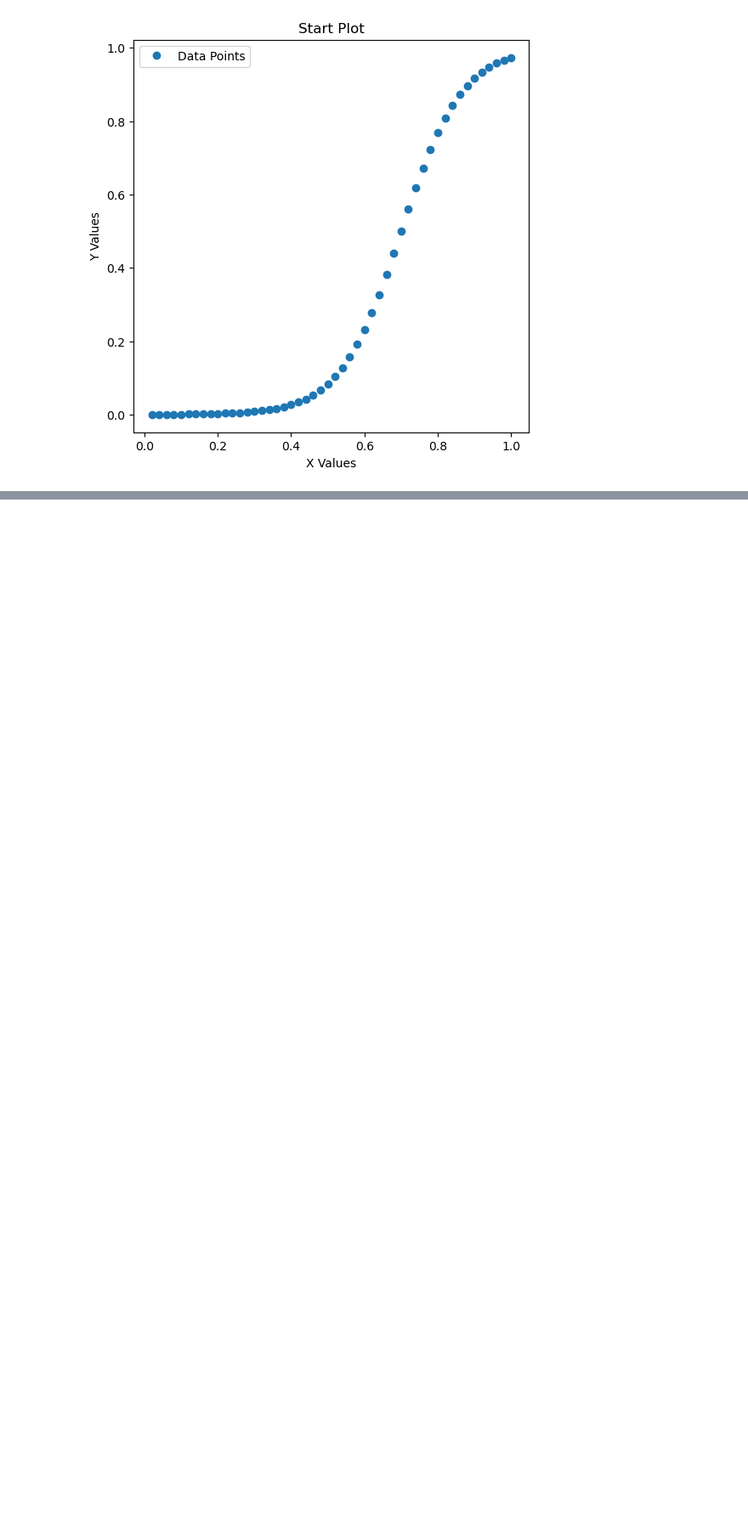
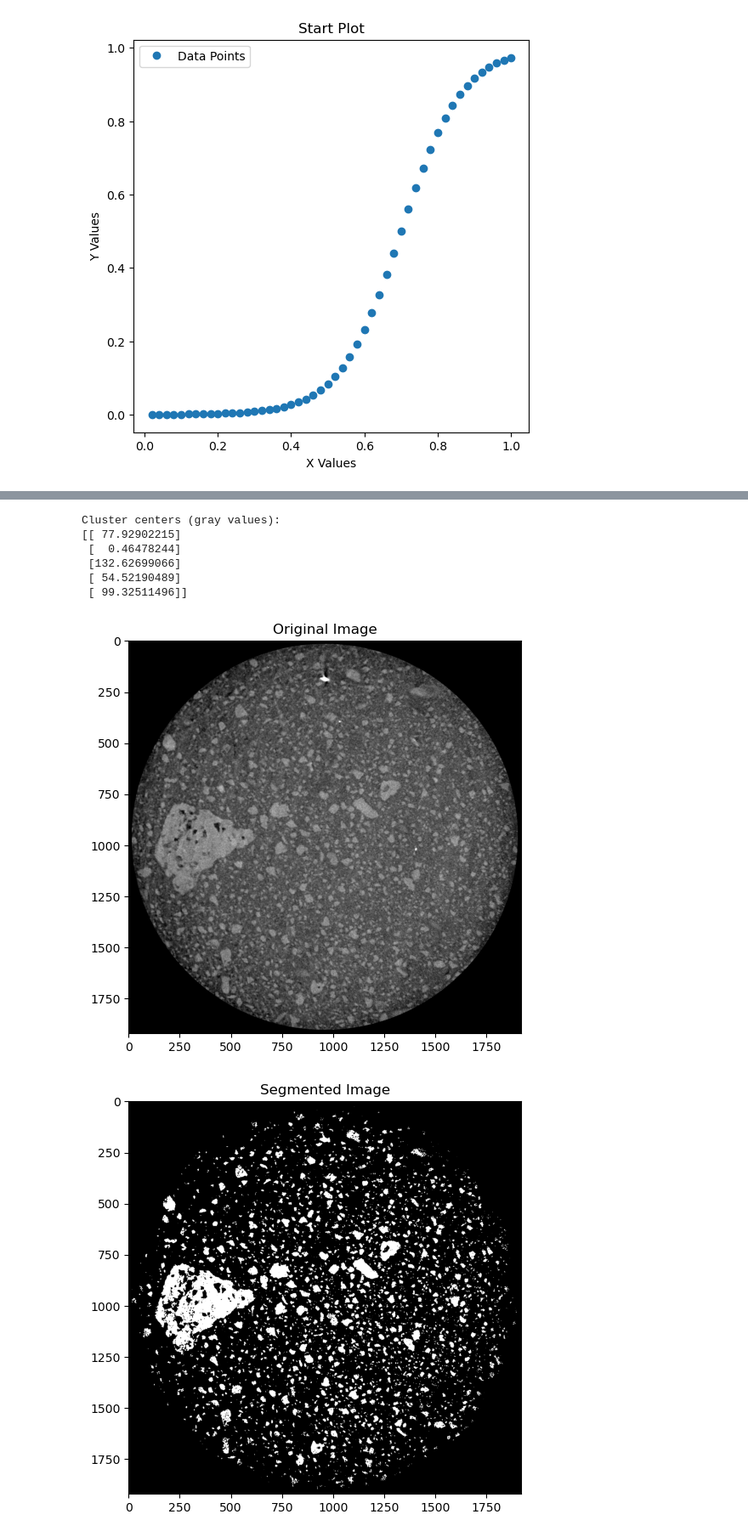
Before and after one commit to Barryzp/ml-workspace, a Jupyter notebook: registration/basic-operator/test.ipynb, the cells around one changed output, grey strips where cells are left out. Shown at 85% size. Saved outputs shown, nothing was run; the diff lists cells and outputs as text; code cells hidden in the pictures; blank space fills up the shorter version.

```diff
--- a/registration/basic-operator/test.ipynb
+++ b/registration/basic-operator/test.ipynb
@@ -295,0 +291,61 @@ import SimpleITK as sitk
+# %%
+import cv2
+import numpy as np
+import matplotlib.pyplot as plt
+from sklearn.cluster import KMeans
+
+# 读取灰度图像
+image = cv2.imread('test_imgs/ct12.bmp', cv2.IMREAD_GRAYSCALE)
+
+
+# 获取图像的形状
+h, w = image.shape
+
+# 将图像数据转换为二维数组（每行代表一个像素）
+image_2d = image.reshape(-1, 1)
+
+# 使用KMeans进行聚类
+k = 5  # 聚类的数量
+kmeans = KMeans(n_clusters=k)
+# 将聚类结果可视化, labels展平的是分的几个类别
+labels = kmeans.fit_predict(image_2d)
+
+# 查看聚类中心
+cluster_centers = kmeans.cluster_centers_
+print("Cluster centers (gray values):")
+print(cluster_centers)
+
+max_cluster_index = np.argmax(cluster_centers).item()
+
+# 如何固定每个类别的索引呢，这个不太好固定，因为我们只能知道最大水泥颗粒对应的类别
+
+# 将聚类结果映射回原始图像尺寸
+segmented_image = np.zeros((h, w), dtype=np.uint8)
+for i in range(len(labels)):
+    intensity = 0
+    if labels[i].item() == max_cluster_index: intensity = 255
+    segmented_image[i // w, i % w] = intensity #labels[i] * (255 // (k - 1))
+
+
+# segmented_image = cluster_centers[labels].reshape(h, w)
+
+# 展示原图
+plt.figure(figsize=(6, 6))
+plt.imshow(image, cmap='gray')
+plt.title('Original Image')
+plt.show()
+
+# 展示分割后的图像
+plt.figure(figsize=(6, 6))
+plt.imshow(segmented_image, cmap='gray')
+plt.title('Segmented Image')
+plt.show()
+# %% [output]
+Cluster centers (gray values):
+[[ 77.92902215]
+ [  0.46478244]
+ [132.62699066]
+ [ 54.52190489]
+ [ 99.32511496]]
+[figure, added]
+[figure, added]
```
Also changed, not shown: parts of 2 cells of this notebook, 14 other files.
